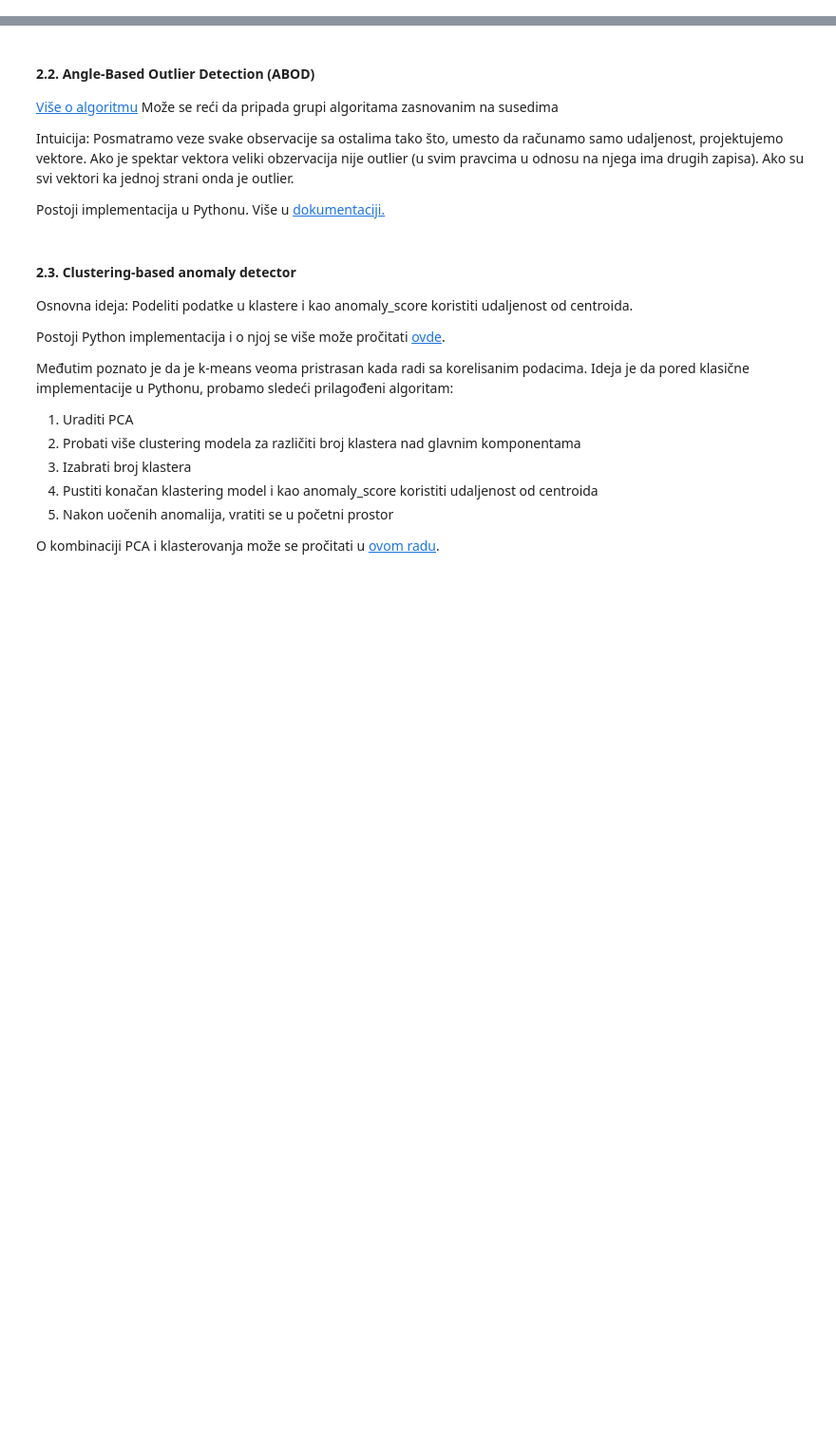
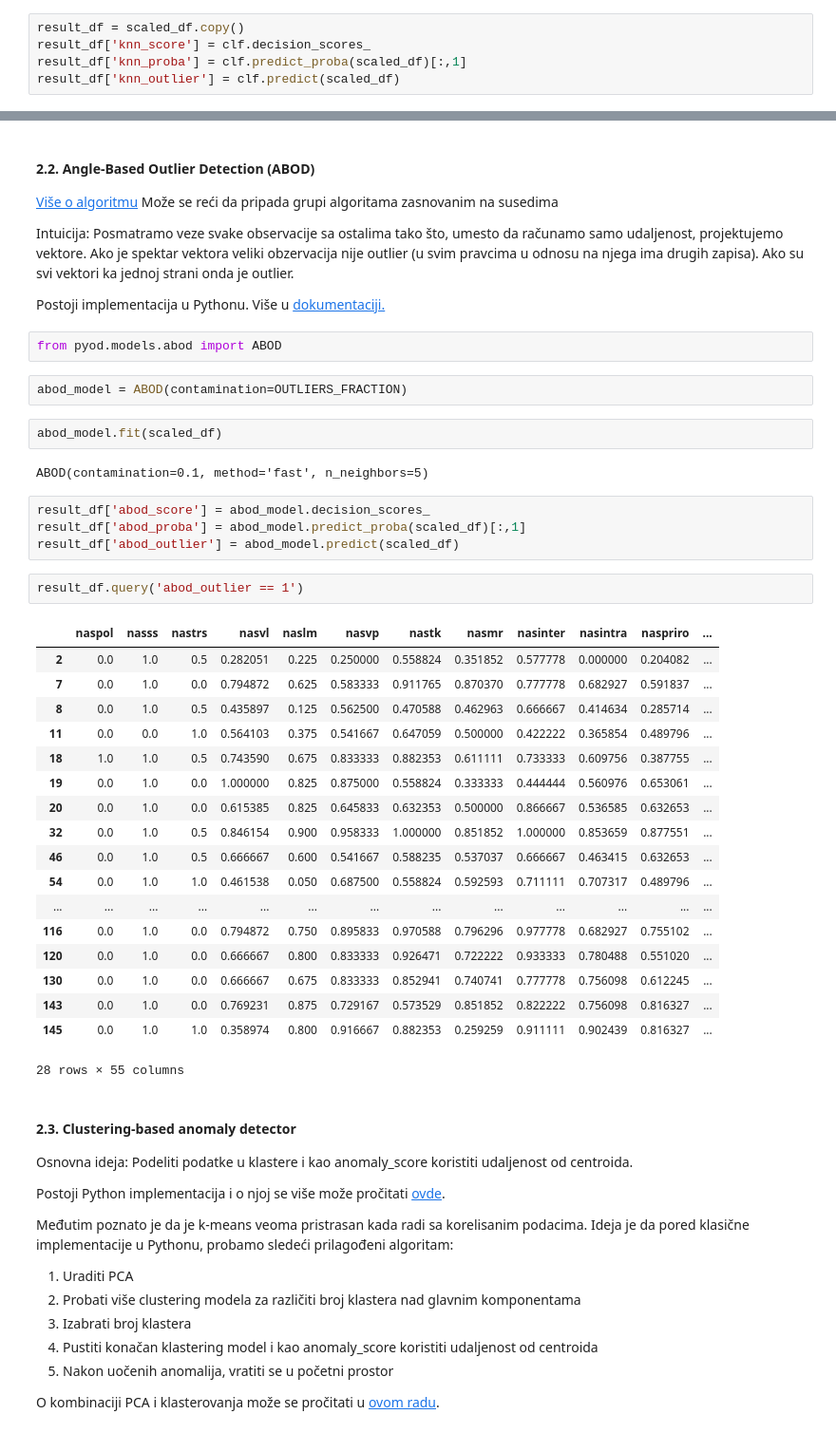
Before and after one commit to DimitrijeM/donation_analysis_ts, a Jupyter notebook: anomaly_detection_strategies.ipynb, the cells around one changed output, grey strips where cells are left out. Shown: that part at 95% size. Cells and saved outputs as stored; diff of their text form; blank space fills up the shorter version.

```diff
--- a/anomaly_detection_strategies.ipynb
+++ b/anomaly_detection_strategies.ipynb
@@ -54,0 +332,5 @@ Više o algoritmu i Python implementaciji može se pročitati u citiranim radovi
+# %%
+result_df = scaled_df.copy()
+result_df['knn_score'] = clf.decision_scores_
+result_df['knn_proba'] = clf.predict_proba(scaled_df)[:,1]
+result_df['knn_outlier'] = clf.predict(scaled_df)
@@ -60,6 +354,39 @@ Više o algoritmu i Python implementaciji može se pročitati u citiranim radovi
 Intuicija: Posmatramo veze svake observacije sa ostalima tako što, umesto da računamo samo udaljenost, projektujemo vektore. Ako je spektar vektora veliki obzervacija nije outlier (u svim pravcima u odnosu na njega ima drugih zapisa). Ako su svi vektori ka jednoj strani onda je outlier.
 
 Postoji implementacija u Pythonu. Više u [dokumentaciji.](https://pyod.readthedocs.io/en/latest/pyod.models.html#module-pyod.models.abod)
+# %%
+from pyod.models.abod import ABOD
+# %%
+abod_model = ABOD(contamination=OUTLIERS_FRACTION)
+# %%
+abod_model.fit(scaled_df)
+# %% [output]
+ABOD(contamination=0.1, method='fast', n_neighbors=5)
+# %%
+result_df['abod_score'] = abod_model.decision_scores_
+result_df['abod_proba'] = abod_model.predict_proba(scaled_df)[:,1]
+result_df['abod_outlier'] = abod_model.predict(scaled_df)
+# %%
+result_df.query('abod_outlier == 1')
+# %% [output]
+|  | naspol | nasss | nastrs | nasvl | naslm | nasvp | nastk | nasmr | nasinter | nasintra | naspriro | ... |
+| 2 | 0.0 | 1.0 | 0.5 | 0.282051 | 0.225 | 0.250000 | 0.558824 | 0.351852 | 0.577778 | 0.000000 | 0.204082 | ... |
+| 7 | 0.0 | 1.0 | 0.0 | 0.794872 | 0.625 | 0.583333 | 0.911765 | 0.870370 | 0.777778 | 0.682927 | 0.591837 | ... |
+| 8 | 0.0 | 1.0 | 0.5 | 0.435897 | 0.125 | 0.562500 | 0.470588 | 0.462963 | 0.666667 | 0.414634 | 0.285714 | ... |
+| 11 | 0.0 | 0.0 | 1.0 | 0.564103 | 0.375 | 0.541667 | 0.647059 | 0.500000 | 0.422222 | 0.365854 | 0.489796 | ... |
+| 18 | 1.0 | 1.0 | 0.5 | 0.743590 | 0.675 | 0.833333 | 0.882353 | 0.611111 | 0.733333 | 0.609756 | 0.387755 | ... |
+| 19 | 0.0 | 1.0 | 0.0 | 1.000000 | 0.825 | 0.875000 | 0.558824 | 0.333333 | 0.444444 | 0.560976 | 0.653061 | ... |
+| 20 | 0.0 | 1.0 | 0.0 | 0.615385 | 0.825 | 0.645833 | 0.632353 | 0.500000 | 0.866667 | 0.536585 | 0.632653 | ... |
+| 32 | 0.0 | 1.0 | 0.5 | 0.846154 | 0.900 | 0.958333 | 1.000000 | 0.851852 | 1.000000 | 0.853659 | 0.877551 | ... |
+| 46 | 0.0 | 1.0 | 0.5 | 0.666667 | 0.600 | 0.541667 | 0.588235 | 0.537037 | 0.666667 | 0.463415 | 0.632653 | ... |
+| 54 | 0.0 | 1.0 | 1.0 | 0.461538 | 0.050 | 0.687500 | 0.558824 | 0.592593 | 0.711111 | 0.707317 | 0.489796 | ... |
+| ... | ... | ... | ... | ... | ... | ... | ... | ... | ... | ... | ... | ... |
+| 116 | 0.0 | 1.0 | 0.0 | 0.794872 | 0.750 | 0.895833 | 0.970588 | 0.796296 | 0.977778 | 0.682927 | 0.755102 | ... |
+| 120 | 0.0 | 1.0 | 0.0 | 0.666667 | 0.800 | 0.833333 | 0.926471 | 0.722222 | 0.933333 | 0.780488 | 0.551020 | ... |
+| 130 | 0.0 | 1.0 | 0.0 | 0.666667 | 0.675 | 0.833333 | 0.852941 | 0.740741 | 0.777778 | 0.756098 | 0.612245 | ... |
+| 143 | 0.0 | 1.0 | 0.0 | 0.769231 | 0.875 | 0.729167 | 0.573529 | 0.851852 | 0.822222 | 0.756098 | 0.816327 | ... |
+| 145 | 0.0 | 1.0 | 1.0 | 0.358974 | 0.800 | 0.916667 | 0.882353 | 0.259259 | 0.911111 | 0.902439 | 0.816327 | ... |
+28 rows × 55 columns
 # %% [markdown]
 #### 2.3. Clustering-based anomaly detector
 
```
Also changed, not shown: parts of 62 cells of this notebook.
